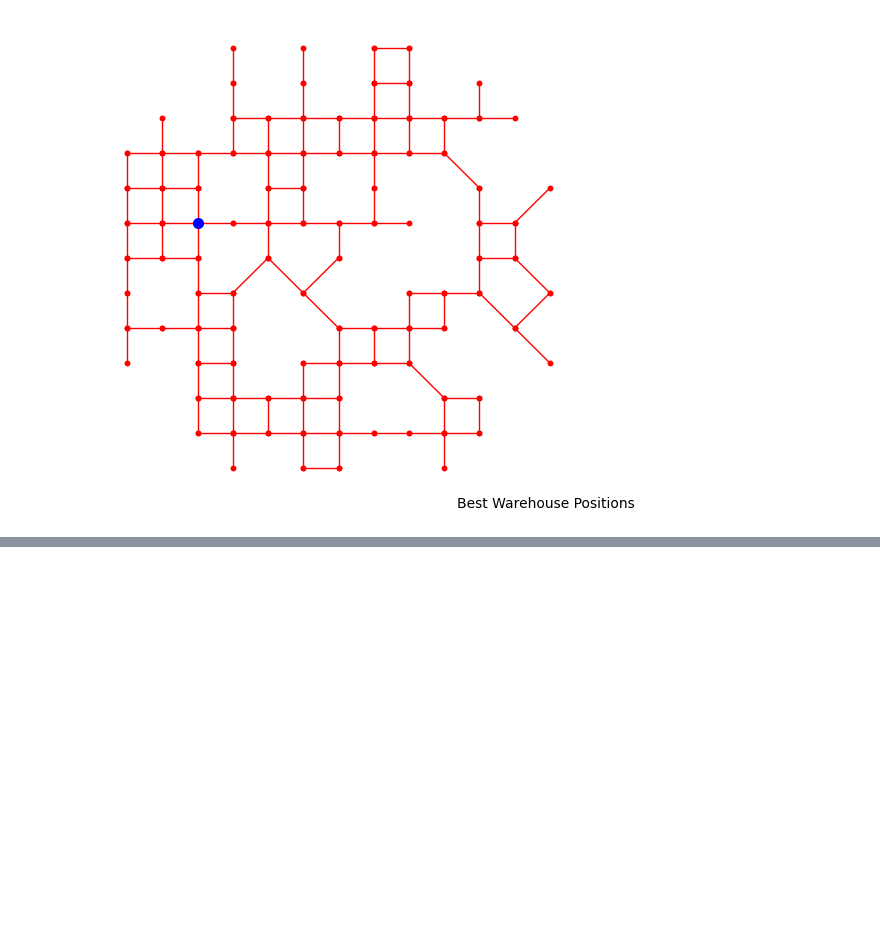
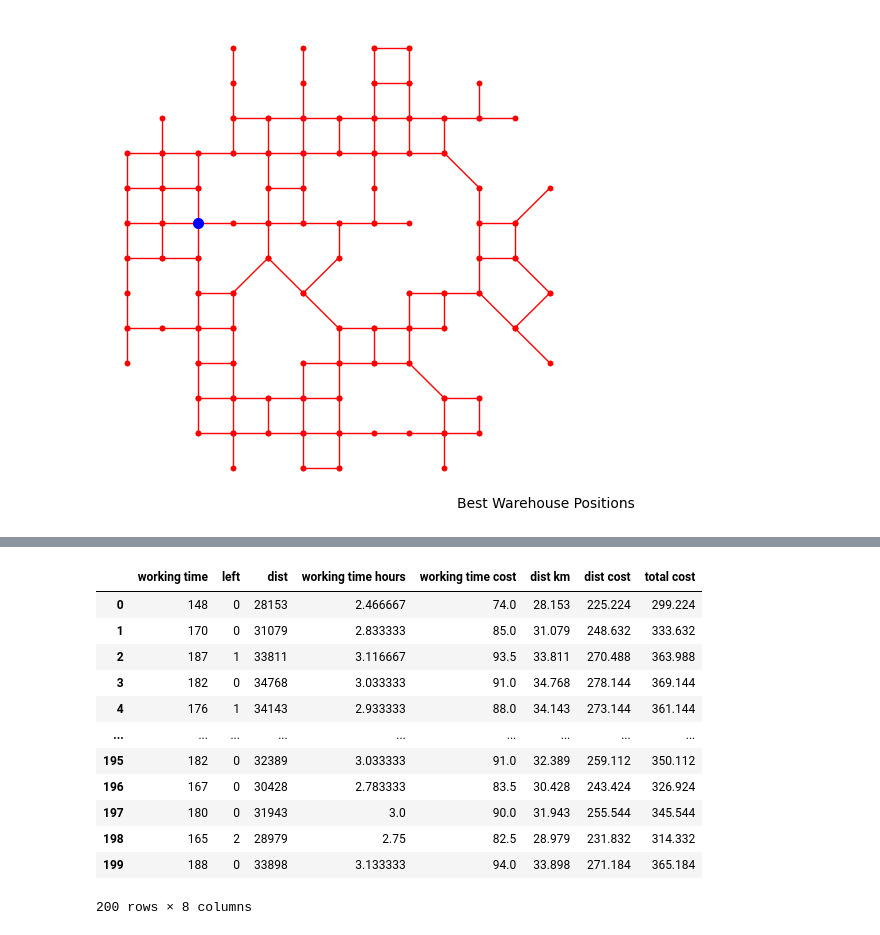
Before and after one commit to SahillMulani/MSO, a Jupyter notebook: Step 8 Optimisation/Simulation Step 8 Monte Carlo Optimisation.ipynb, the cells around one changed output, grey strips where cells are left out. Cells and saved outputs as stored; diff of their text form; code cells hidden in the pictures; blank space fills up the shorter version.

Commit message:
Added Cost function

```diff
--- a/Step 8 Optimisation/Simulation Step 8 Monte Carlo Optimisation.ipynb
+++ b/Step 8 Optimisation/Simulation Step 8 Monte Carlo Optimisation.ipynb
@@ -1278,0 +1370,51 @@ Name: left, dtype: object
+# %%
+import os
+import pandas as pd
+import pickle
+
+# Initialize an empty list to store DataFrame objects
+dfs = []
+
+for root, dirs, files in os.walk("REC/"):
+    for file in files:
+        with open(os.path.join(root, file), 'rb') as f:
+            rec = pickle.load(f)
+
+        # Create a new DataFrame for each file
+        temp_df = pd.DataFrame({
+            'working time': rec.daily['working time'],
+            'left': rec.daily['left'],
+            'dist': rec.daily['dist']
+        })
+        temp_df['working time hours'] = temp_df['working time'] / 60
+        # Calculate working time cost
+        temp_df['working time cost'] = temp_df['working time hours'].apply(lambda x: max(60, x * 30))
+        # Convert distance from meters to kilometers
+        temp_df['dist km'] = temp_df['dist'] / 1000
+        # Calculate distance cost
+        temp_df['dist cost'] = temp_df['dist km'] * 8
+        # Calculate total cost
+        temp_df['total cost'] = temp_df['working time cost'] + temp_df['dist cost']
+
+
+        # Append the DataFrame to the list
+        dfs.append(temp_df)
+
+# Concatenate all DataFrames in the list into one DataFrame
+df = pd.concat(dfs, ignore_index=True)
+# %%
+df
+# %% [output]
+|  | working time | left | dist | working time hours | working time cost | dist km | dist cost | total cost |
+| 0 | 148 | 0 | 28153 | 2.466667 | 74.0 | 28.153 | 225.224 | 299.224 |
+| 1 | 170 | 0 | 31079 | 2.833333 | 85.0 | 31.079 | 248.632 | 333.632 |
+| 2 | 187 | 1 | 33811 | 3.116667 | 93.5 | 33.811 | 270.488 | 363.988 |
+| 3 | 182 | 0 | 34768 | 3.033333 | 91.0 | 34.768 | 278.144 | 369.144 |
+| 4 | 176 | 1 | 34143 | 2.933333 | 88.0 | 34.143 | 273.144 | 361.144 |
+| ... | ... | ... | ... | ... | ... | ... | ... | ... |
+| 195 | 182 | 0 | 32389 | 3.033333 | 91.0 | 32.389 | 259.112 | 350.112 |
+| 196 | 167 | 0 | 30428 | 2.783333 | 83.5 | 30.428 | 243.424 | 326.924 |
+| 197 | 180 | 0 | 31943 | 3.0 | 90.0 | 31.943 | 255.544 | 345.544 |
+| 198 | 165 | 2 | 28979 | 2.75 | 82.5 | 28.979 | 231.832 | 314.332 |
+| 199 | 188 | 0 | 33898 | 3.133333 | 94.0 | 33.898 | 271.184 | 365.184 |
+200 rows × 8 columns
```
Also changed, not shown: parts of 32 cells of this notebook.
